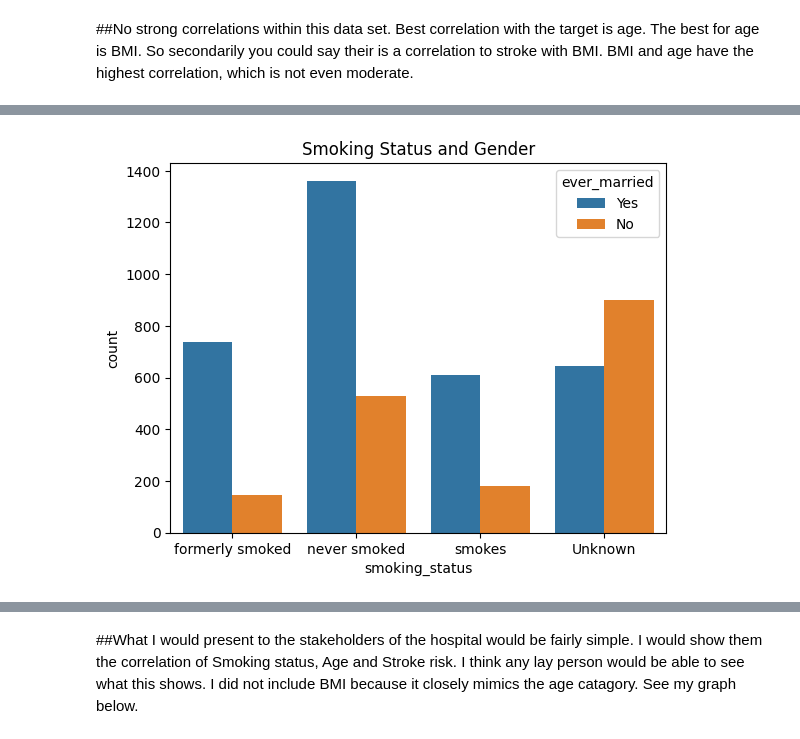
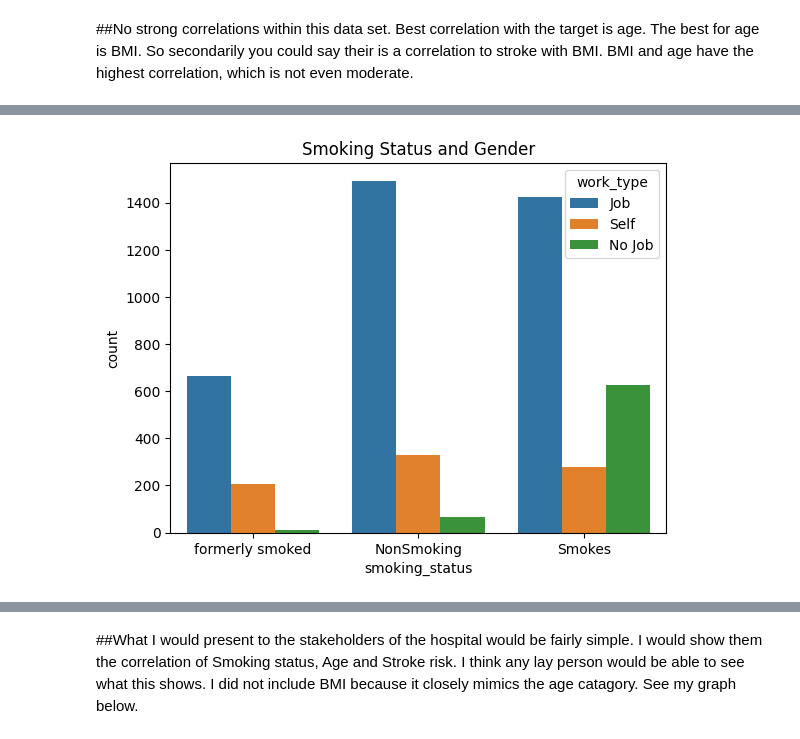
Before and after one commit to BenjaminEngel919/Medical-Data, a Jupyter notebook: Stroke_Prediction_Project.ipynb, the cells around one changed output, grey strips where cells are left out. Saved outputs shown, nothing was run; the diff lists cells and outputs as text; code cells hidden in the pictures.

```diff
--- a/Stroke_Prediction_Project.ipynb
+++ b/Stroke_Prediction_Project.ipynb
@@ -125,0 +123,5 @@ dtype: int64
+# %%
+bmi_mean = stroke['bmi'].mean()
+stroke['bmi'].fillna(bmi_mean,inplace = True)
+stroke.isna().sum()
+stroke.info()
@@ -140,0 +166,4 @@ stroke.describe(include='number')
+# %%
+# Fixing Work Type Column discrepancies
+stroke['work_type'].replace({"Private":"Job", "Self-employed":"Self", "Govt_job":"Job","children":"No Job", "":"Job"}, inplace = True)
+stroke['work_type'].value_counts()
@@ -140,0 +181,4 @@ stroke.describe(include='number')
+# %%
+# Fixing Smoking status Column discrepancies
+stroke['smoking_status'].replace({"formeryly smoked":"Smokes", "never smoked":"NonSmoking", "smokes":"Smokes","Unknown":"Smokes"}, inplace = True)
+stroke['smoking_status'].value_counts()
@@ -182,8 +229,8 @@ Name: smoking_status, dtype: int64
 # %% [markdown]
 Going to drop Unknown in Gender and Never Worked in work type. This way it won't be treated as noise in the Dataset later.
 # %%
-stroke['gender'] = stroke['gender'].str.replace('Other', '',regex=True)
-stroke['work_type'] = stroke['work_type'].str.replace('Never_worked', '',regex=True)
+stroke['gender'] = stroke['gender'].replace('Other', 'Male',regex=True)
+stroke['work_type'] = stroke['work_type'].replace('Never_worked', 'No Job',regex=True)
 # %% [markdown]
 #Visuals
 # %%
@@ -288,8 +344,8 @@ ax = sns.countplot(data=stroke, x='work_type', hue='gender').set(title='Gender T
 # %%
 #Multivariate countplot with a hue argument
-ax = sns.countplot(data=stroke, x='smoking_status', hue='ever_married').set(title='Smoking Status and Gender')
+ax = sns.countplot(data=stroke, x='smoking_status', hue='work_type').set(title='Smoking Status and Gender')
 # %% [output]
-[figure, old version]
+[figure, new version]
 # %%
 #Customizing a Stipplot
 ax = sns.stripplot(data=stroke, x='bmi', y='smoking_status',
```
Also changed, not shown: parts of 69 cells of this notebook.
